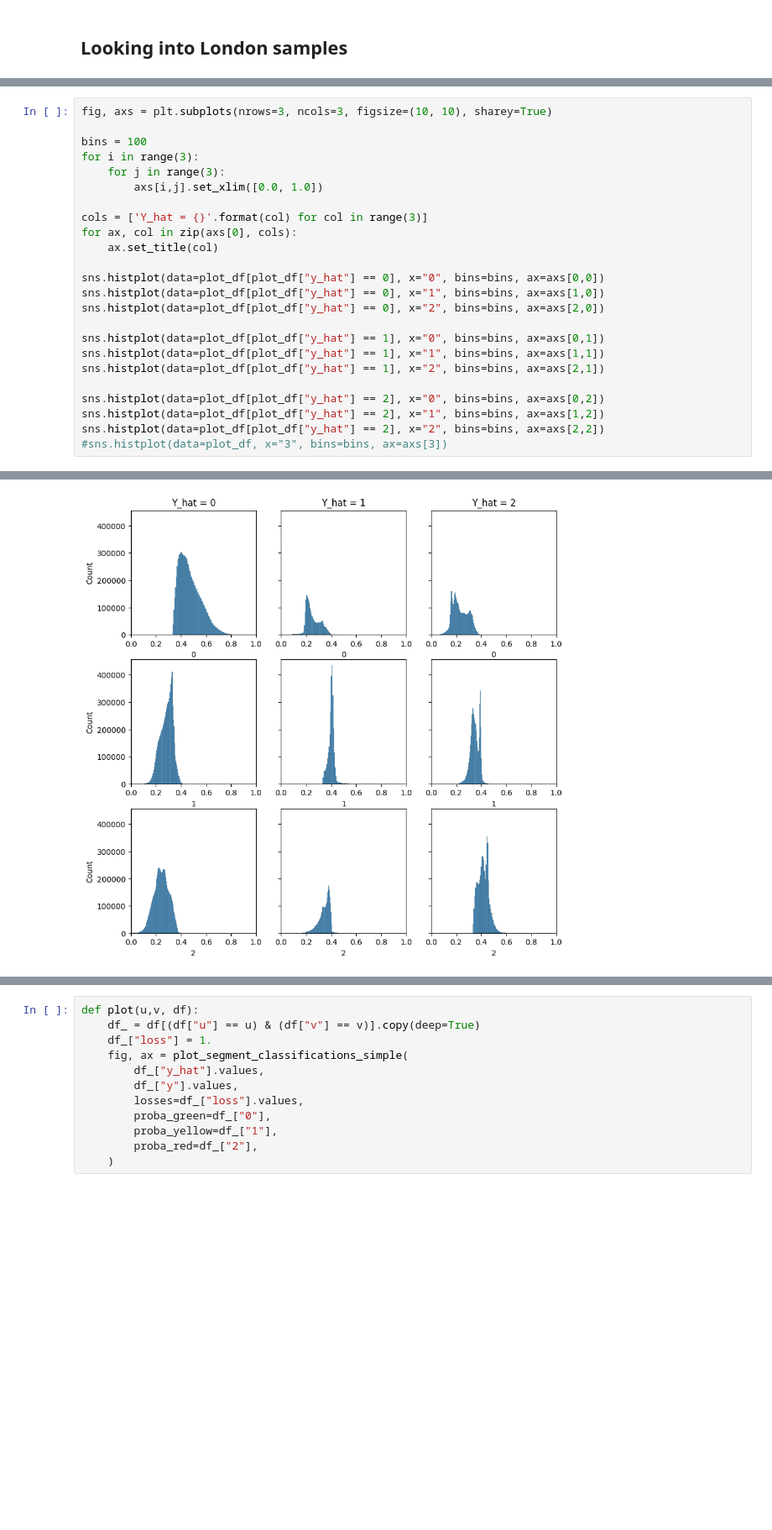
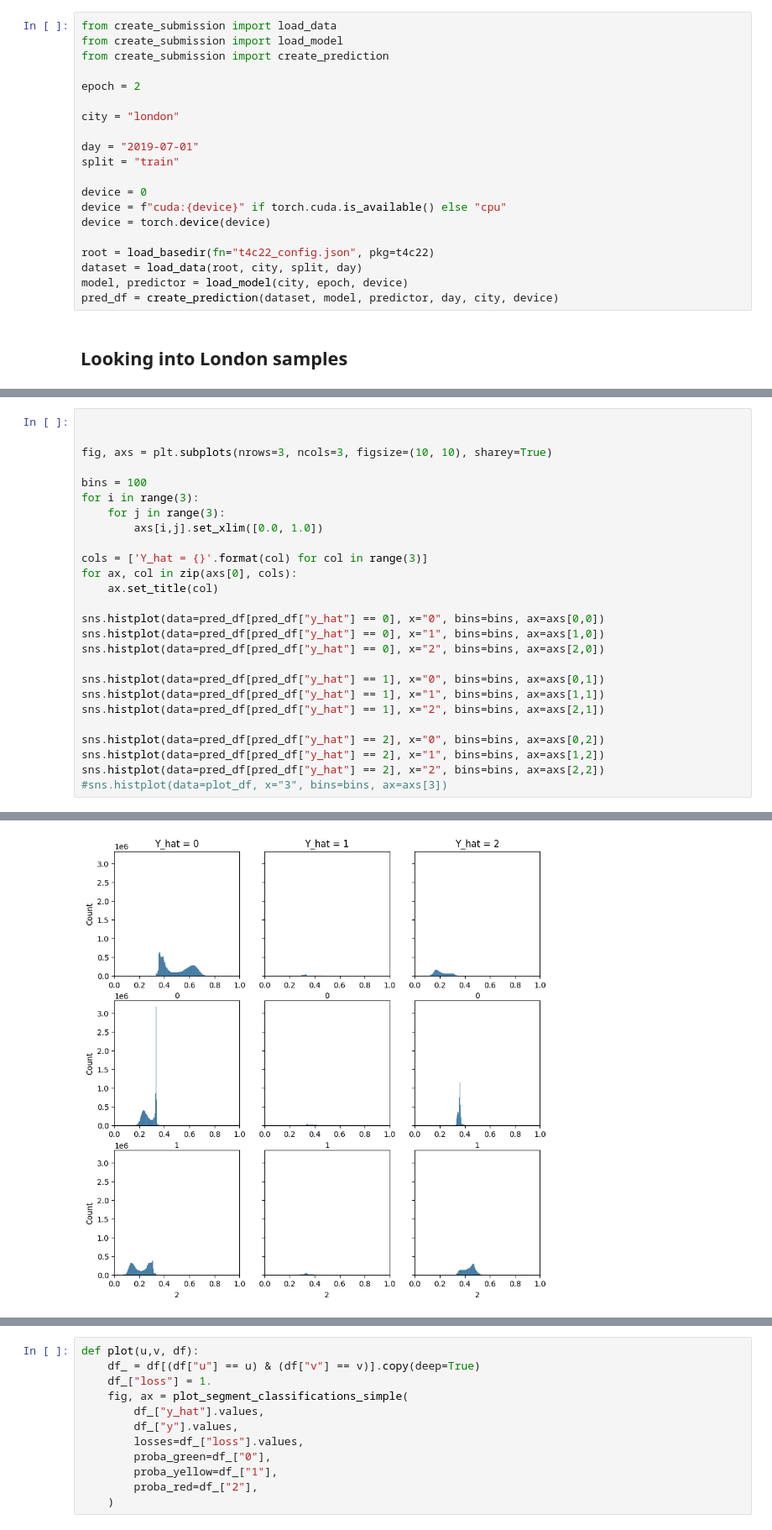
Before and after one commit to MarkusSpanring/NeurIPS2022-traffic4cast, a Jupyter notebook: baselines/GNN/explore_GNN_prediction.ipynb, the cells around one changed output, grey strips where cells are left out. Shown at 84% size. Cells and saved outputs as stored; diff of their text form; blank space fills up the shorter version.

```diff
--- a/baselines/GNN/explore_GNN_prediction.ipynb
+++ b/baselines/GNN/explore_GNN_prediction.ipynb
@@ -87,2 +101,22 @@ tensor([0.4749, 1.4993, 4.3986])
+# %%
+from create_submission import load_data
+from create_submission import load_model
+from create_submission import create_prediction
+
+epoch = 2
+
+city = "london"
+
+day = "2019-07-01"
+split = "train"
+
+device = 0
+device = f"cuda:{device}" if torch.cuda.is_available() else "cpu"
+device = torch.device(device)
+
+root = load_basedir(fn="t4c22_config.json", pkg=t4c22)
+dataset = load_data(root, city, split, day)
+model, predictor = load_model(city, epoch, device)
+pred_df = create_prediction(dataset, model, predictor, day, city, device)
 # %% [markdown]
 ## Looking into London samples
@@ -172,30 +126,32 @@ plot_df
 # %%
+
+
 fig, axs = plt.subplots(nrows=3, ncols=3, figsize=(10, 10), sharey=True)
 
 bins = 100
 for i in range(3):
     for j in range(3):
         axs[i,j].set_xlim([0.0, 1.0])
 
 cols = ['Y_hat = {}'.format(col) for col in range(3)]
 for ax, col in zip(axs[0], cols):
     ax.set_title(col)
 
-sns.histplot(data=plot_df[plot_df["y_hat"] == 0], x="0", bins=bins, ax=axs[0,0])
-sns.histplot(data=plot_df[plot_df["y_hat"] == 0], x="1", bins=bins, ax=axs[1,0])
-sns.histplot(data=plot_df[plot_df["y_hat"] == 0], x="2", bins=bins, ax=axs[2,0])
+sns.histplot(data=pred_df[pred_df["y_hat"] == 0], x="0", bins=bins, ax=axs[0,0])
+sns.histplot(data=pred_df[pred_df["y_hat"] == 0], x="1", bins=bins, ax=axs[1,0])
+sns.histplot(data=pred_df[pred_df["y_hat"] == 0], x="2", bins=bins, ax=axs[2,0])
 
-sns.histplot(data=plot_df[plot_df["y_hat"] == 1], x="0", bins=bins, ax=axs[0,1])
-sns.histplot(data=plot_df[plot_df["y_hat"] == 1], x="1", bins=bins, ax=axs[1,1])
-sns.histplot(data=plot_df[plot_df["y_hat"] == 1], x="2", bins=bins, ax=axs[2,1])
+sns.histplot(data=pred_df[pred_df["y_hat"] == 1], x="0", bins=bins, ax=axs[0,1])
+sns.histplot(data=pred_df[pred_df["y_hat"] == 1], x="1", bins=bins, ax=axs[1,1])
+sns.histplot(data=pred_df[pred_df["y_hat"] == 1], x="2", bins=bins, ax=axs[2,1])
 
-sns.histplot(data=plot_df[plot_df["y_hat"] == 2], x="0", bins=bins, ax=axs[0,2])
-sns.histplot(data=plot_df[plot_df["y_hat"] == 2], x="1", bins=bins, ax=axs[1,2])
-sns.histplot(data=plot_df[plot_df["y_hat"] == 2], x="2", bins=bins, ax=axs[2,2])
+sns.histplot(data=pred_df[pred_df["y_hat"] == 2], x="0", bins=bins, ax=axs[0,2])
+sns.histplot(data=pred_df[pred_df["y_hat"] == 2], x="1", bins=bins, ax=axs[1,2])
+sns.histplot(data=pred_df[pred_df["y_hat"] == 2], x="2", bins=bins, ax=axs[2,2])
 #sns.histplot(data=plot_df, x="3", bins=bins, ax=axs[3])
 # %% [output]
 <AxesSubplot:xlabel='2', ylabel='Count'>
-[figure, old version]
+[figure, new version]
 # %%
 from sklearn.metrics import confusion_matrix
 
```
Also changed, not shown: parts of 9 cells of this notebook, 6 other files.
